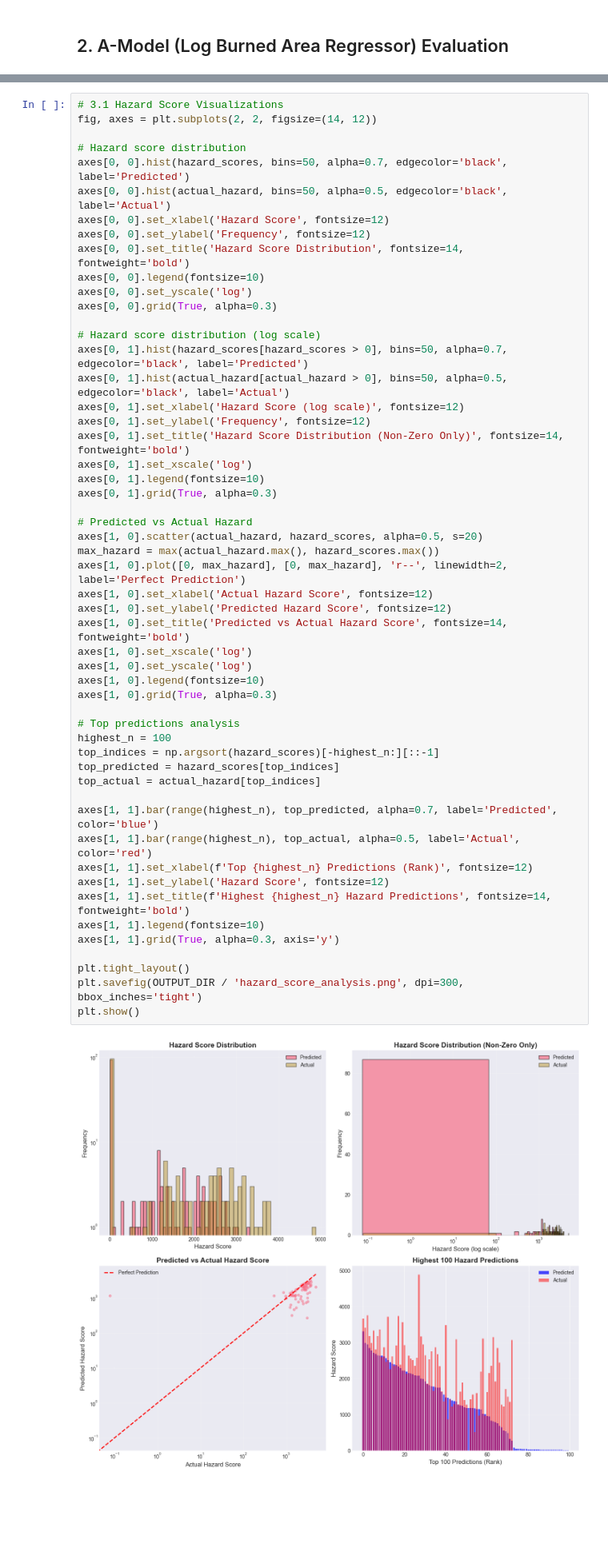
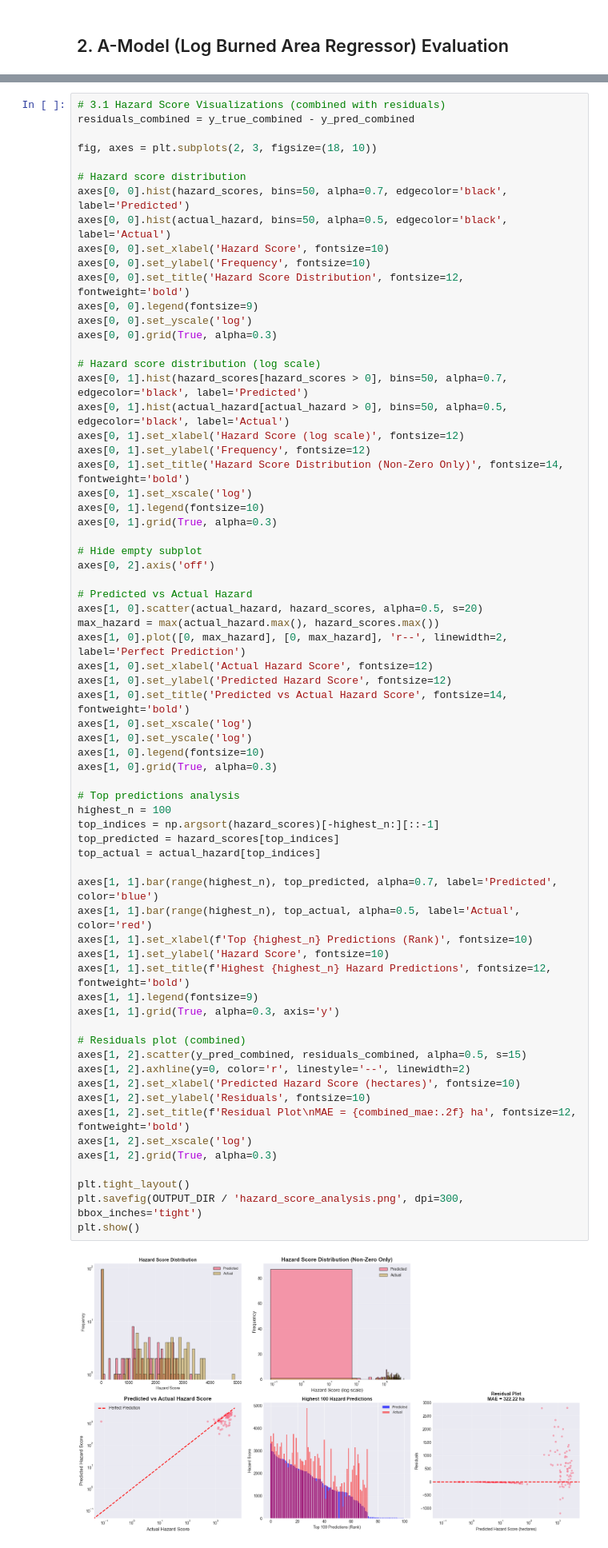
Before and after one commit to djmurong/ml-wildfire-risk-predictor, a Jupyter notebook: notebooks/visualize_evaluation_metrics.ipynb, the cells around one changed output, grey strips where cells are left out. Shown: that part at 80% size. Saved outputs shown, nothing was run; the diff lists cells and outputs as text; blank space fills up the shorter version.

```diff
--- a/notebooks/visualize_evaluation_metrics.ipynb
+++ b/notebooks/visualize_evaluation_metrics.ipynb
@@ -271,14 +254,16 @@ plt.show()
 # %%
-# 3.1 Hazard Score Visualizations
-fig, axes = plt.subplots(2, 2, figsize=(14, 12))
+# 3.1 Hazard Score Visualizations (combined with residuals)
+residuals_combined = y_true_combined - y_pred_combined
+
+fig, axes = plt.subplots(2, 3, figsize=(18, 10))
 
 # Hazard score distribution
 axes[0, 0].hist(hazard_scores, bins=50, alpha=0.7, edgecolor='black', label='Predicted')
 axes[0, 0].hist(actual_hazard, bins=50, alpha=0.5, edgecolor='black', label='Actual')
-axes[0, 0].set_xlabel('Hazard Score', fontsize=12)
-axes[0, 0].set_ylabel('Frequency', fontsize=12)
-axes[0, 0].set_title('Hazard Score Distribution', fontsize=14, fontweight='bold')
-axes[0, 0].legend(fontsize=10)
+axes[0, 0].set_xlabel('Hazard Score', fontsize=10)
+axes[0, 0].set_ylabel('Frequency', fontsize=10)
+axes[0, 0].set_title('Hazard Score Distribution', fontsize=12, fontweight='bold')
+axes[0, 0].legend(fontsize=9)
 axes[0, 0].set_yscale('log')
 axes[0, 0].grid(True, alpha=0.3)
 
@@ -291,38 +276,50 @@ axes[0, 1].set_title('Hazard Score Distribution (Non-Zero Only)', fontsize=14, f
 axes[0, 1].set_xscale('log')
 axes[0, 1].legend(fontsize=10)
 axes[0, 1].grid(True, alpha=0.3)
+
+# Hide empty subplot
+axes[0, 2].axis('off')
 
 # Predicted vs Actual Hazard
 axes[1, 0].scatter(actual_hazard, hazard_scores, alpha=0.5, s=20)
 max_hazard = max(actual_hazard.max(), hazard_scores.max())
 axes[1, 0].plot([0, max_hazard], [0, max_hazard], 'r--', linewidth=2, label='Perfect Prediction')
 axes[1, 0].set_xlabel('Actual Hazard Score', fontsize=12)
 axes[1, 0].set_ylabel('Predicted Hazard Score', fontsize=12)
 axes[1, 0].set_title('Predicted vs Actual Hazard Score', fontsize=14, fontweight='bold')
 axes[1, 0].set_xscale('log')
 axes[1, 0].set_yscale('log')
 axes[1, 0].legend(fontsize=10)
 axes[1, 0].grid(True, alpha=0.3)
 
 # Top predictions analysis
 highest_n = 100
 top_indices = np.argsort(hazard_scores)[-highest_n:][::-1]
 top_predicted = hazard_scores[top_indices]
 top_actual = actual_hazard[top_indices]
 
 axes[1, 1].bar(range(highest_n), top_predicted, alpha=0.7, label='Predicted', color='blue')
 axes[1, 1].bar(range(highest_n), top_actual, alpha=0.5, label='Actual', color='red')
-axes[1, 1].set_xlabel(f'Top {highest_n} Predictions (Rank)', fontsize=12)
-axes[1, 1].set_ylabel('Hazard Score', fontsize=12)
-axes[1, 1].set_title(f'Highest {highest_n} Hazard Predictions', fontsize=14, fontweight='bold')
-axes[1, 1].legend(fontsize=10)
+axes[1, 1].set_xlabel(f'Top {highest_n} Predictions (Rank)', fontsize=10)
+axes[1, 1].set_ylabel('Hazard Score', fontsize=10)
+axes[1, 1].set_title(f'Highest {highest_n} Hazard Predictions', fontsize=12, fontweight='bold')
+axes[1, 1].legend(fontsize=9)
 axes[1, 1].grid(True, alpha=0.3, axis='y')
+
+# Residuals plot (combined)
+axes[1, 2].scatter(y_pred_combined, residuals_combined, alpha=0.5, s=15)
+axes[1, 2].axhline(y=0, color='r', linestyle='--', linewidth=2)
+axes[1, 2].set_xlabel('Predicted Hazard Score (hectares)', fontsize=10)
+axes[1, 2].set_ylabel('Residuals', fontsize=10)
+axes[1, 2].set_title(f'Residual Plot\nMAE = {combined_mae:.2f} ha', fontsize=12, fontweight='bold')
+axes[1, 2].set_xscale('log')
+axes[1, 2].grid(True, alpha=0.3)
 
 plt.tight_layout()
 plt.savefig(OUTPUT_DIR / 'hazard_score_analysis.png', dpi=300, bbox_inches='tight')
 plt.show()
 # %% [output]
-[figure, old version]
+[figure, new version]
 # %% [markdown]
 ## 3. Combined Model (Hazard Score) Evaluation Metrics
 # %%
```
Also changed, not shown: parts of 3 cells of this notebook, 7 other files.
